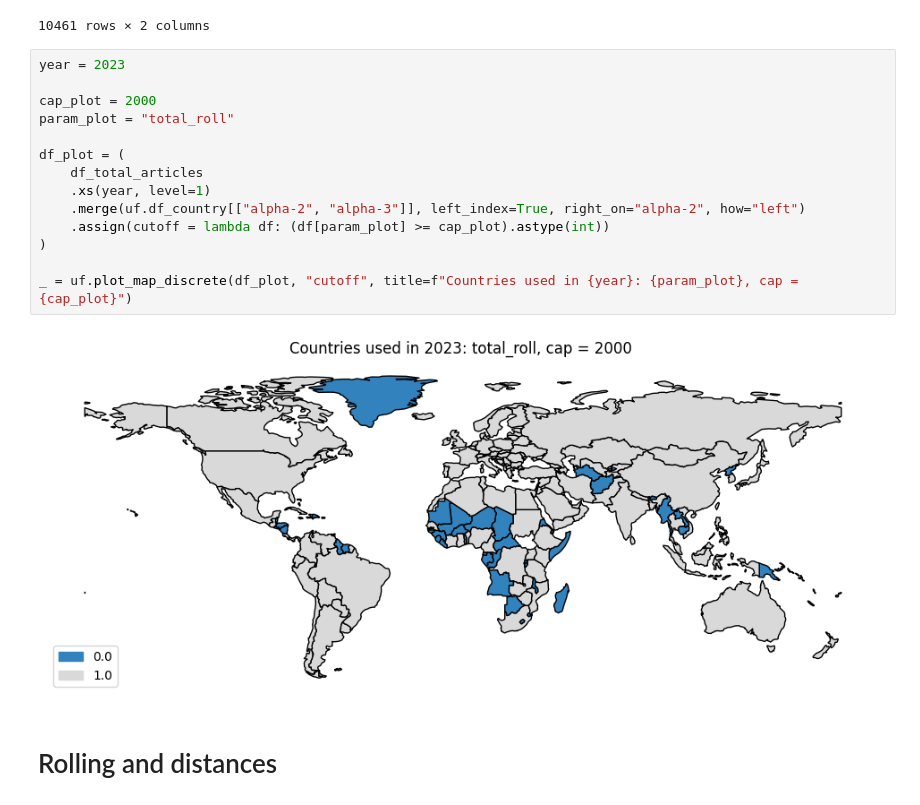
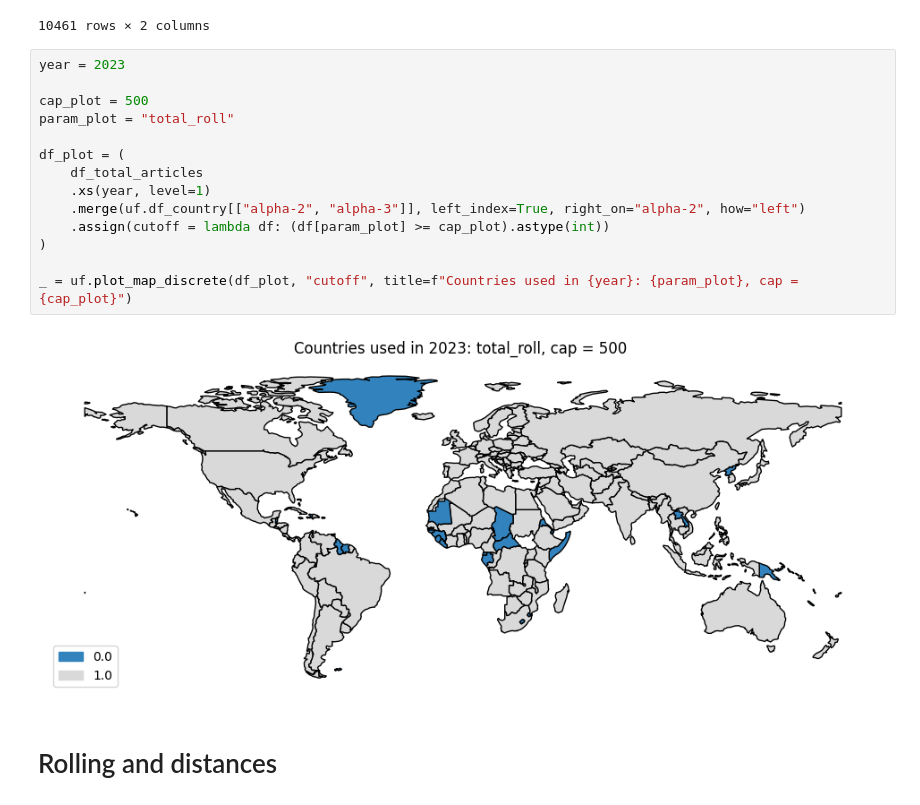
Before and after one commit to irivorobey/geoTopics, a Jupyter notebook: irina/distance_rolling_5_years.ipynb, the cells around one changed output. Cells and saved outputs as stored; diff of their text form.

```diff
--- a/irina/distance_rolling_5_years.ipynb
+++ b/irina/distance_rolling_5_years.ipynb
@@ -85,19 +85,19 @@ df_total_articles
 # %%
 year = 2023
 
-cap_plot = 2000
+cap_plot = 500
 param_plot = "total_roll"
 
 df_plot = (
     df_total_articles
     .xs(year, level=1)
     .merge(uf.df_country[["alpha-2", "alpha-3"]], left_index=True, right_on="alpha-2", how="left")
     .assign(cutoff = lambda df: (df[param_plot] >= cap_plot).astype(int))
 )
 
 _ = uf.plot_map_discrete(df_plot, "cutoff", title=f"Countries used in {year}: {param_plot}, cap = {cap_plot}")
 # %% [output]
-[figure, old version]
+[figure, new version]
 # %% [markdown]
 # Rolling and distances
 # %% [markdown]
```
Also changed, not shown: 6 other files.
